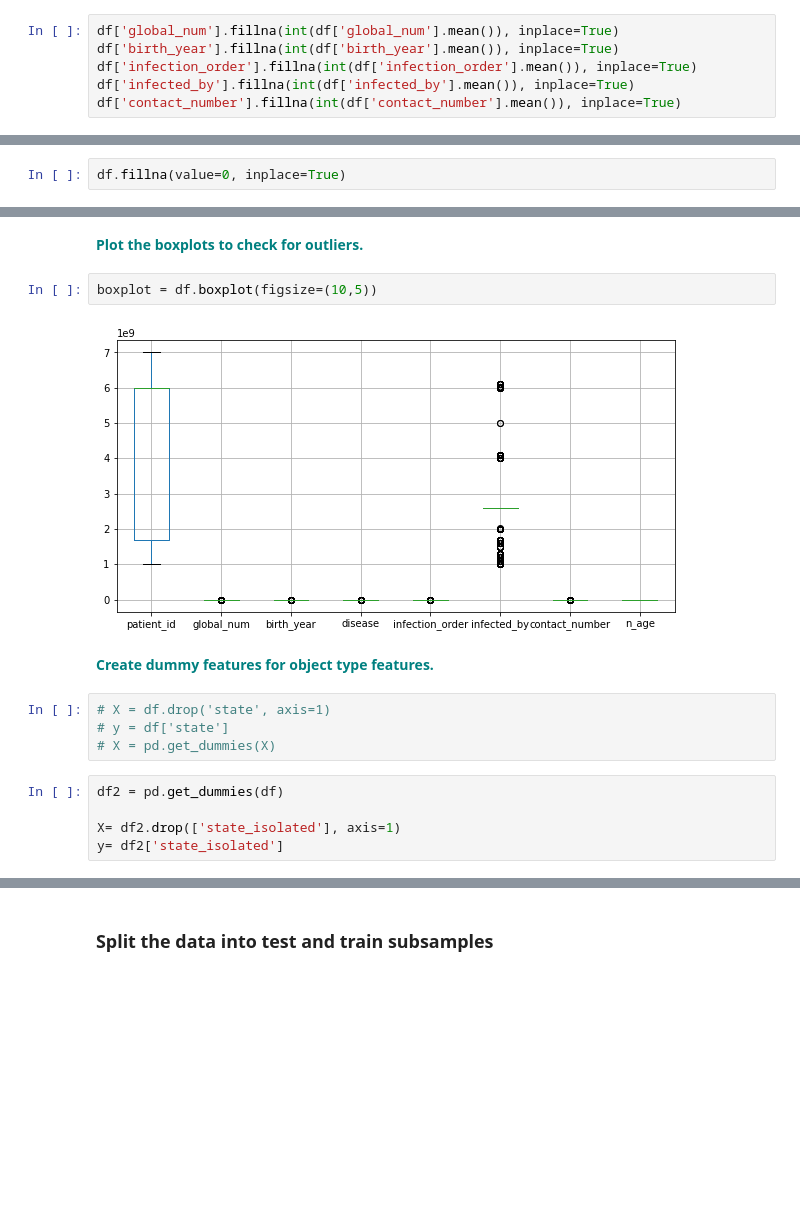
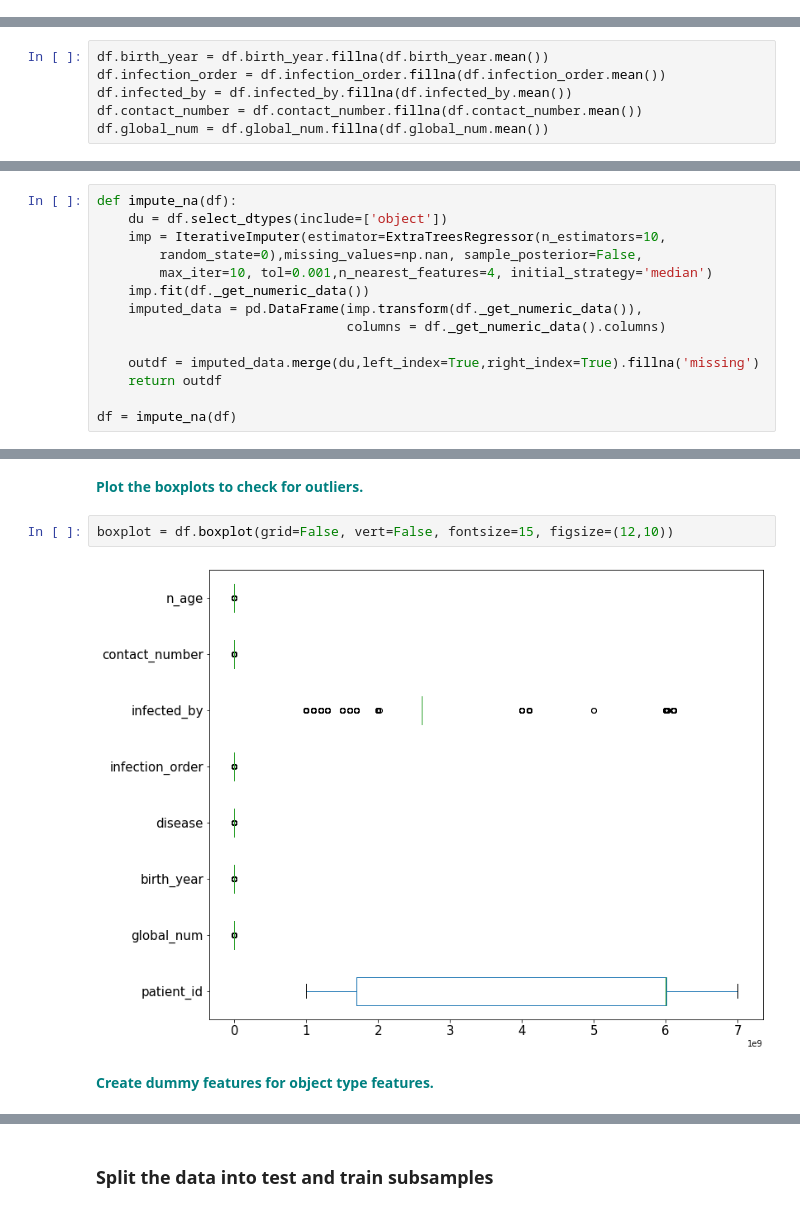
Before and after one commit to richjaxxon/Springboard-projects, a Jupyter notebook: RandomForest_casestudy_covid19.ipynb, the cells around one changed output, grey strips where cells are left out. Saved outputs shown, nothing was run; the diff lists cells and outputs as text; blank space fills up the shorter version.

```diff
--- a/RandomForest_casestudy_covid19.ipynb
+++ b/RandomForest_casestudy_covid19.ipynb
@@ -175,9 +173,3 @@ df.disease.value_counts()
 Name: disease, dtype: int64
 # %% [markdown]
  **<font color='teal'> Fill null values in the following columns with their mean: 'global_number','birth_year','infection_order','infected_by'and 'contact_number'</font>**
-# %%
-df['global_num'].fillna(int(df['global_num'].mean()), inplace=True)
-df['birth_year'].fillna(int(df['birth_year'].mean()), inplace=True)
-df['infection_order'].fillna(int(df['infection_order'].mean()), inplace=True)
-df['infected_by'].fillna(int(df['infected_by'].mean()), inplace=True)
-df['contact_number'].fillna(int(df['contact_number'].mean()), inplace=True)
@@ -204,6 +176,24 @@ memory usage: 320.7+ KB
+# %%
+df.birth_year = df.birth_year.fillna(df.birth_year.mean())
+df.infection_order = df.infection_order.fillna(df.infection_order.mean())
+df.infected_by = df.infected_by.fillna(df.infected_by.mean())
+df.contact_number = df.contact_number.fillna(df.contact_number.mean())
+df.global_num = df.global_num.fillna(df.global_num.mean())
 # %% [markdown]
  **<font color='teal'> Fill the rest of the missing values with any method.</font>**
-# %%
-df.fillna(value=0, inplace=True)
+# %%
+def impute_na(df):
+    du = df.select_dtypes(include=['object'])
+    imp = IterativeImputer(estimator=ExtraTreesRegressor(n_estimators=10,
+        random_state=0),missing_values=np.nan, sample_posterior=False,
+        max_iter=10, tol=0.001,n_nearest_features=4, initial_strategy='median')
+    imp.fit(df._get_numeric_data())
+    imputed_data = pd.DataFrame(imp.transform(df._get_numeric_data()),
+                                columns = df._get_numeric_data().columns)
+
+    outdf = imputed_data.merge(du,left_index=True,right_index=True).fillna('missing')
+    return outdf
+
+df = impute_na(df)
 # %% [markdown]
  **<font color='teal'> Check for any remaining null values.</font>**
@@ -355,17 +338,8 @@ _ = sns.heatmap(correlations)
 # %% [markdown]
 **<font color='teal'> Plot the boxplots to check for outliers. </font>**
 # %%
-boxplot = df.boxplot(figsize=(10,5))
+boxplot = df.boxplot(grid=False, vert=False, fontsize=15, figsize=(12,10))
 # %% [output]
-[figure, old version]
+[figure, new version]
 # %% [markdown]
 **<font color='teal'> Create dummy features for object type features. </font>**
-# %%
-# X = df.drop('state', axis=1)
-# y = df['state']
-# X = pd.get_dummies(X)
-# %%
-df2 = pd.get_dummies(df)
-
-X= df2.drop(['state_isolated'], axis=1)
-y= df2['state_isolated']
```
Also changed, not shown: parts of 19 cells of this notebook.
